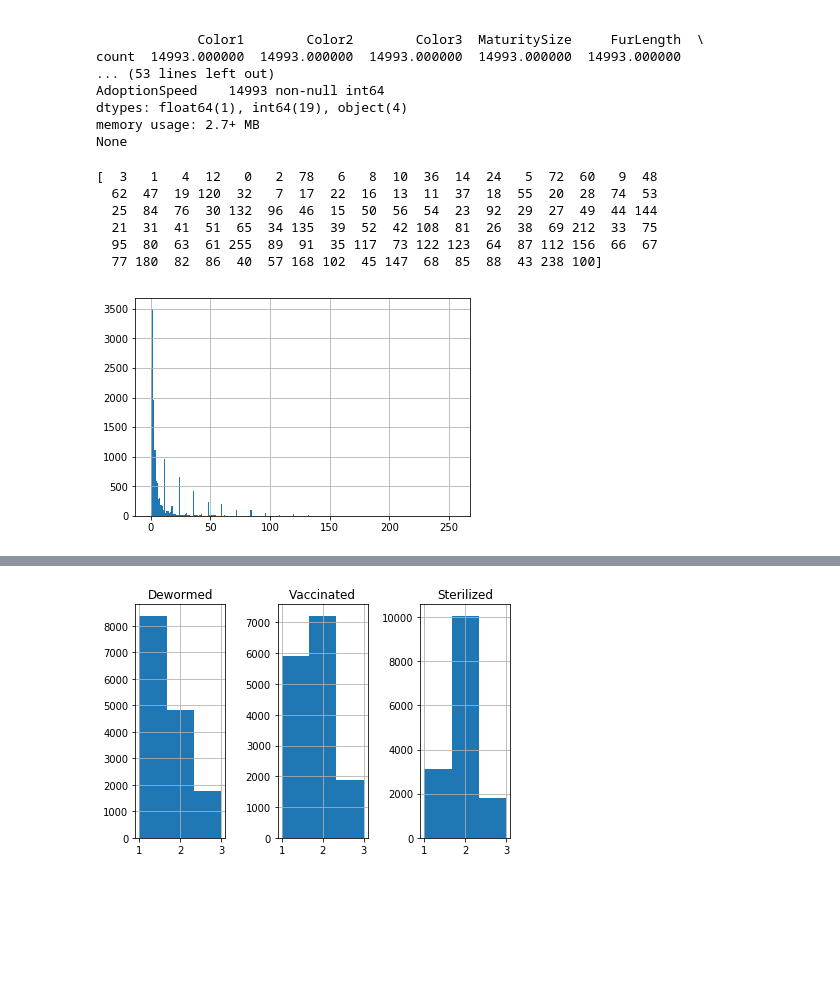
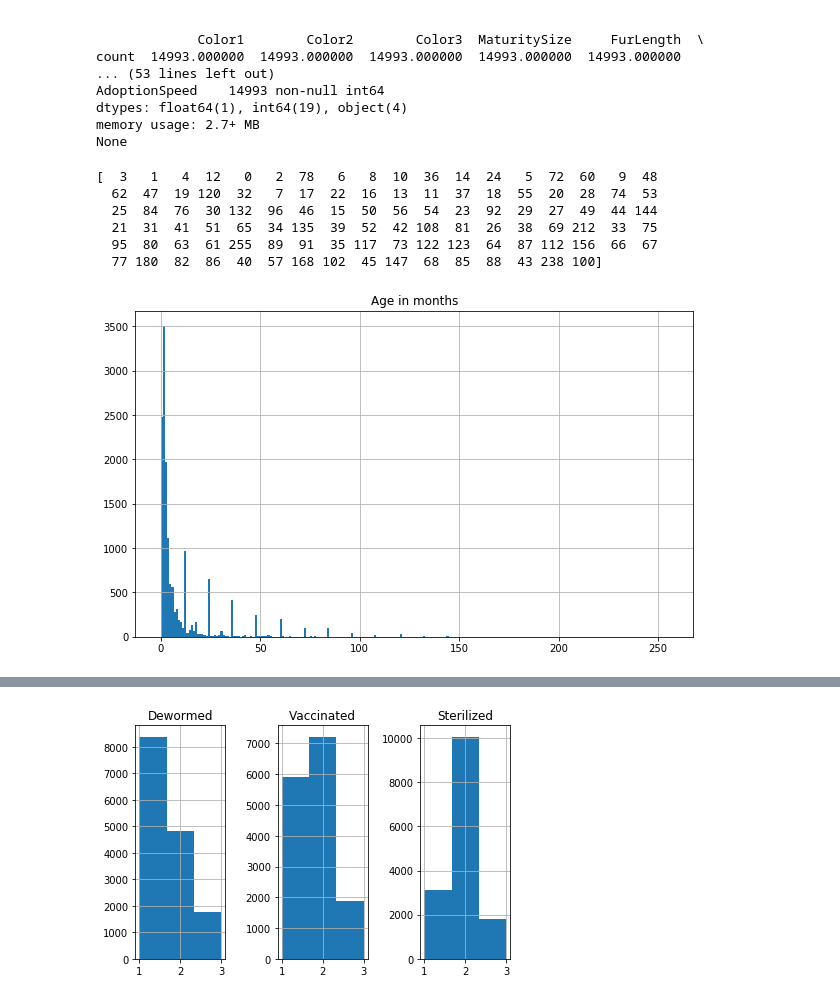
Before and after one commit to naufaldi-fir/adoption-prediction-project, a Jupyter notebook: AdoptionFirstPlots.ipynb, the cells around one changed output, grey strips where cells are left out. Cells and saved outputs as stored; diff of their text form; code cells hidden in the pictures; blank space fills up the shorter version.

```diff
--- a/AdoptionFirstPlots.ipynb
+++ b/AdoptionFirstPlots.ipynb
@@ -27,14 +27,18 @@ memory usage: 2.7+ MB
 None
 # %%
 print(df['Age'].unique())
-df['Age'].hist(bins=250)
-plt.show()
+
+plt.figure(figsize=(10,6))
+plt.title('Age in months')
+df['Age'].hist(bins=238)
+#plt.show()
+plt.savefig('AgeHist.png')
 # %% [output]
 [  3   1   4  12   0   2  78   6   8  10  36  14  24   5  72  60   9  48
   62  47  19 120  32   7  17  22  16  13  11  37  18  55  20  28  74  53
   25  84  76  30 132  96  46  15  50  56  54  23  92  29  27  49  44 144
   21  31  41  51  65  34 135  39  52  42 108  81  26  38  69 212  33  75
   95  80  63  61 255  89  91  35 117  73 122 123  64  87 112 156  66  67
   77 180  82  86  40  57 168 102  45 147  68  85  88  43 238 100]
-[figure, old version]
+[figure, new version]
 # %%
```
Also changed, not shown: parts of 5 cells of this notebook.
